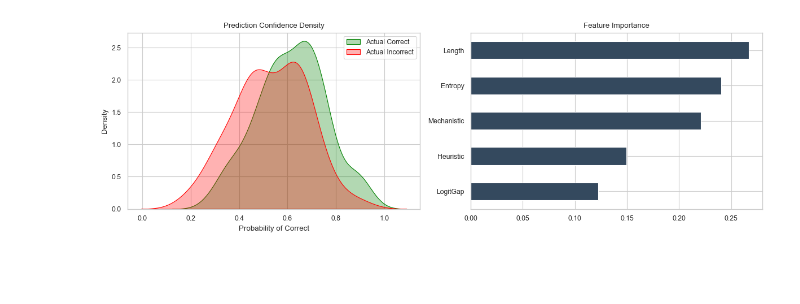
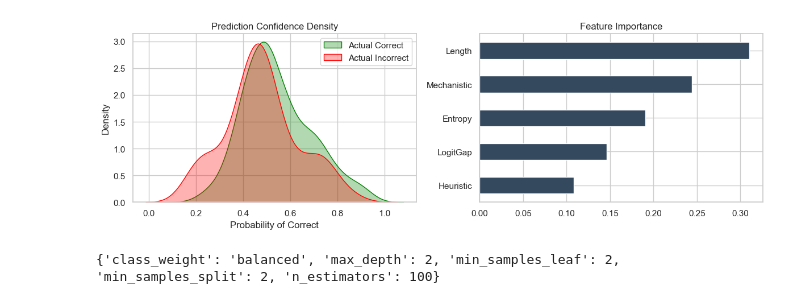
Before and after one commit to TroyDanielsProjects/Uncertainty-Aware-Error-Detection-and-Recovery, a Jupyter notebook: interpret.ipynb, the cells around one changed output. Saved outputs shown, nothing was run; the diff lists cells and outputs as text; code cells hidden in the pictures; blank space fills up the shorter version.

```diff
--- a/interpret.ipynb
+++ b/interpret.ipynb
@@ -463,7 +905,7 @@ X_test  = scaler.transform(test_df[features].fillna(0))
 y_train, y_test = train_df['Correct'], test_df['Correct']
 
 # --- 2. TRAIN & PREDICT ---
-clf = RandomForestClassifier(n_estimators=100, max_depth=5, class_weight='balanced', random_state=42)
+clf = RandomForestClassifier(n_estimators=50, max_depth=3, class_weight='balanced', random_state=42)
 clf.fit(X_train, y_train)
 
 probs = clf.predict_proba(X_test)[:, 1]
@@ -492,34 +934,60 @@ def print_samples(title, subset, n=3):
     print(f"\n--- {title} (Showing {min(n, len(subset))}/{len(subset)}) ---")
     if len(subset) == 0:
         print("(No samples found in this category)")
         return
 
     # Sort by confidence to see the most egregious examples
     if "False Positive" in title:
         # Model was sure it was Right (Prob high), but was Wrong
         subset = subset.sort_values('Prob_Correct', ascending=False)
     elif "False Negative" in title:
         # Model was sure it was Wrong (Prob low), but was Right
         subset = subset.sort_values('Prob_Correct', ascending=True)
 
     for i, (_, row) in enumerate(subset.head(n).iterrows()):
         print(f"[{i+1}] Conf: {row['Prob_Correct']:.2f} | Len: {row.get('Length', 'N/A')}")
         print(f"    Q: {str(row.get('question_text'))[:]}")
         print(f"    Trace Snippet: {str(row.get('full_trace_text'))[:]}")
 
 # # 1. FALSE POSITIVES (Model said CORRECT, actually WRONG) - "Overconfident"
 # fp = test_df[(test_df['Correct'] == 0) & (test_df['Pred_Label'] == 1)]
 # print_samples("FALSE POSITIVES (Model Hallucinations?)", fp)
 
 # # 2. FALSE NEGATIVES (Model said WRONG, actually CORRECT) - "Missed Gems"
 # fn = test_df[(test_df['Correct'] == 1) & (test_df['Pred_Label'] == 0)]
 # print_samples("FALSE NEGATIVES (Model Pessimism)", fn)
 
 # # 3. TRUE NEGATIVES (Model said WRONG, actually WRONG) - "Correct Rejections"
 # tn = test_df[(test_df['Correct'] == 0) & (test_df['Pred_Label'] == 0)]
 # print_samples("TRUE NEGATIVES (Caught Failures)", tn)
 # %% [output]
-[figure, old version]
+[figure, new version]
+# %%
+from sklearn.model_selection import GridSearchCV
+
+param_grid = {
+    'n_estimators': [10,50, 100],
+    'max_depth': [2,3, 4, 5],
+    'min_samples_split': [2, 5],
+    'min_samples_leaf': [1, 2],
+    'class_weight': ['balanced']
+}
+
+rf = RandomForestClassifier(random_state=42)
+
+grid = GridSearchCV(
+    rf,
+    param_grid,
+    cv=5,
+    scoring='roc_auc',
+    n_jobs=-1
+)
+
+grid.fit(X_train, y_train)
+
+print(grid.best_params_)
+# %% [output]
+{'class_weight': 'balanced', 'max_depth': 2, 'min_samples_leaf': 2, 'min_samples_split': 2, 'n_estimators': 100}
 # %%
 import sqlite3
 import json
```
Also changed, not shown: parts of 6 cells of this notebook.
